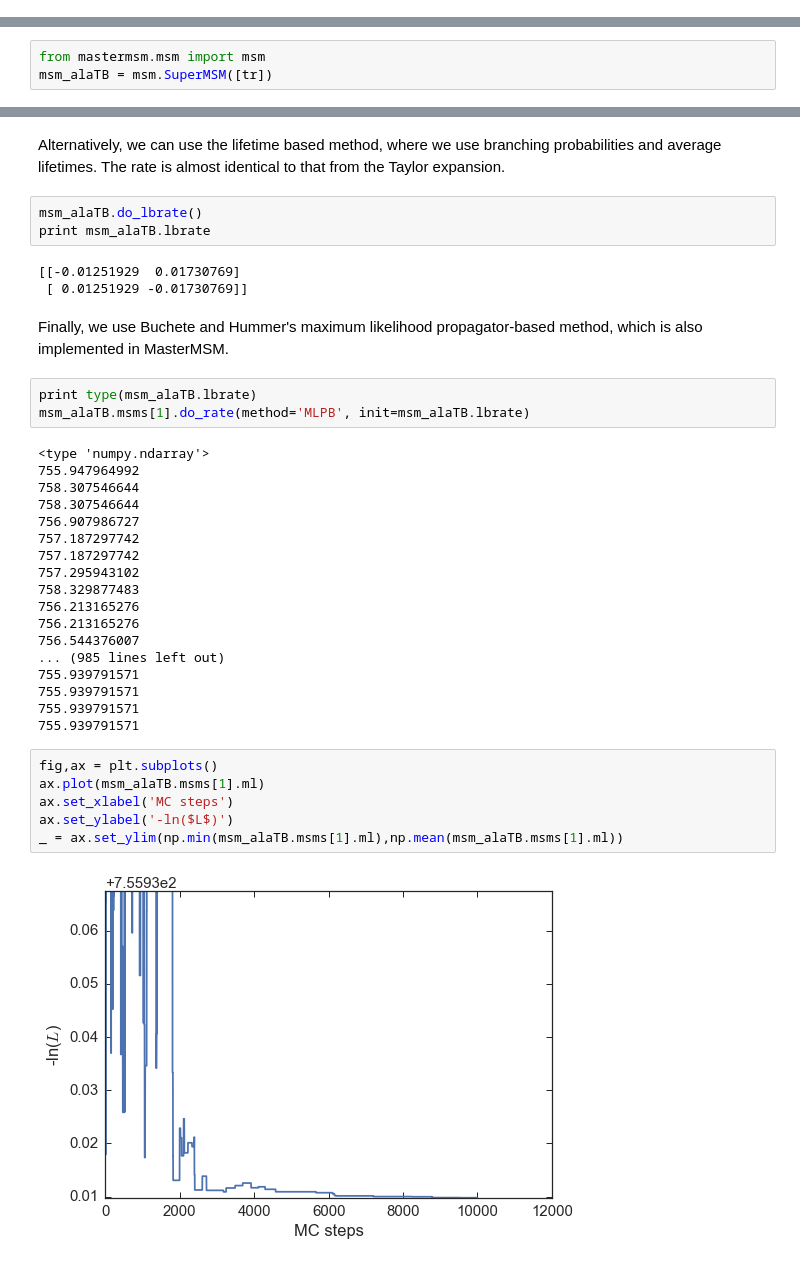
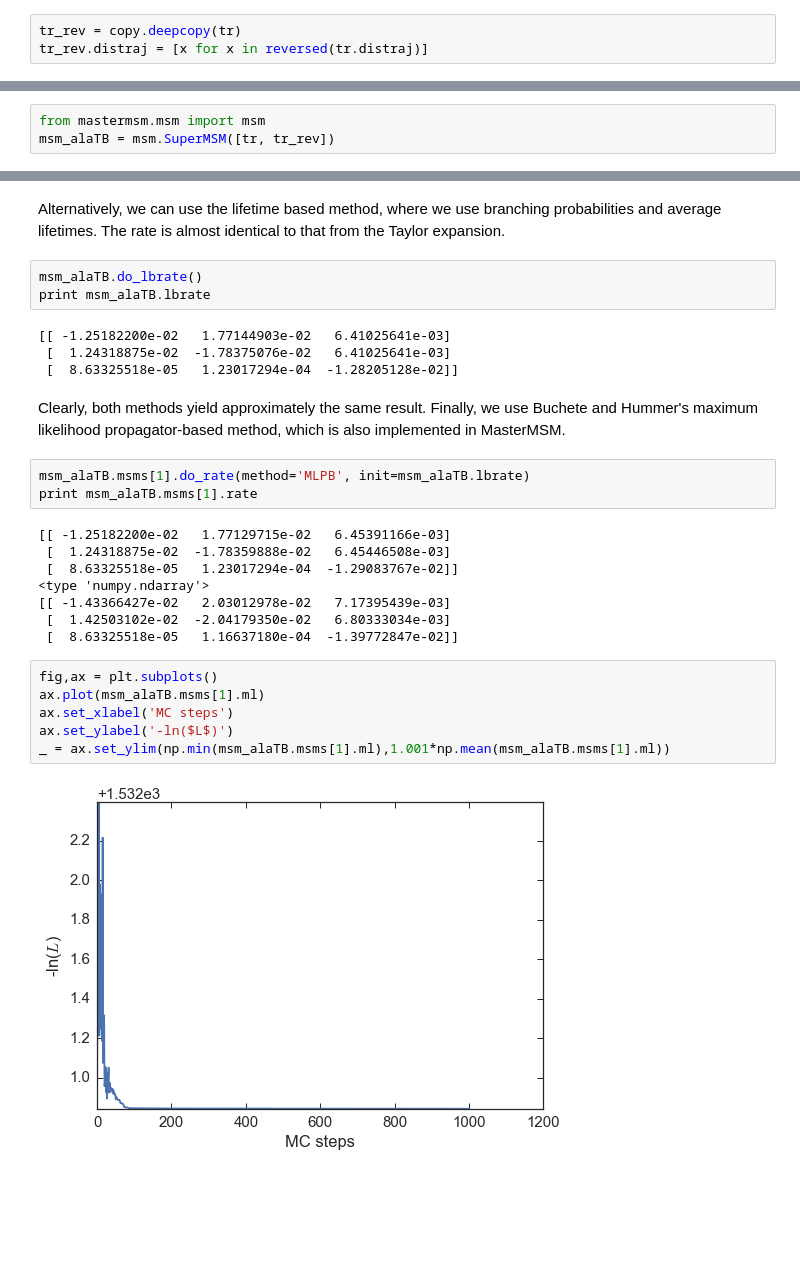
Before and after one commit to BioKT/MasterMSM, a Jupyter notebook: examples/alanine_dipeptide/ala_dipeptide_maxlike.ipynb, the cells around one changed output, grey strips where cells are left out. Saved outputs shown, nothing was run; the diff lists cells and outputs as text; blank space fills up the shorter version.

Commit message:
msm : changes in LB method

```diff
--- a/examples/alanine_dipeptide/ala_dipeptide_maxlike.ipynb
+++ b/examples/alanine_dipeptide/ala_dipeptide_maxlike.ipynb
@@ -31,7 +34,10 @@ tr.find_keys()
+# %%
+tr_rev = copy.deepcopy(tr)
+tr_rev.distraj = [x for x in reversed(tr.distraj)]
 # %% [markdown]
 Using the discretized data we build the MSM invoking the `SuperMSM` class.
 # %%
 from mastermsm.msm import msm
-msm_alaTB = msm.SuperMSM([tr])
+msm_alaTB = msm.SuperMSM([tr, tr_rev])
 # %% [output]
  Building MSM from
@@ -58,36 +69,27 @@ Alternatively, we can use the lifetime based method, where we use branching prob
 msm_alaTB.do_lbrate()
 print msm_alaTB.lbrate
 # %% [output]
-[[-0.01251929  0.01730769]
- [ 0.01251929 -0.01730769]]
+[[ -1.25182200e-02   1.77144903e-02   6.41025641e-03]
+ [  1.24318875e-02  -1.78375076e-02   6.41025641e-03]
+ [  8.63325518e-05   1.23017294e-04  -1.28205128e-02]]
 # %% [markdown]
-Finally, we use Buchete and Hummer's maximum likelihood propagator-based method, which is also implemented in MasterMSM.
+Clearly, both methods yield approximately the same result. Finally, we use Buchete and Hummer's maximum likelihood propagator-based method, which is also implemented in MasterMSM.
 # %%
-print type(msm_alaTB.lbrate)
 msm_alaTB.msms[1].do_rate(method='MLPB', init=msm_alaTB.lbrate)
+print msm_alaTB.msms[1].rate
 # %% [output]
+[[ -1.25182200e-02   1.77129715e-02   6.45391166e-03]
+ [  1.24318875e-02  -1.78359888e-02   6.45446508e-03]
+ [  8.63325518e-05   1.23017294e-04  -1.29083767e-02]]
 <type 'numpy.ndarray'>
-755.947964992
-758.307546644
-758.307546644
-756.907986727
-757.187297742
-757.187297742
-757.295943102
-758.329877483
-756.213165276
-756.213165276
-756.544376007
-... (985 lines left out)
-755.939791571
-755.939791571
-755.939791571
-755.939791571
+[[ -1.43366427e-02   2.03012978e-02   7.17395439e-03]
+ [  1.42503102e-02  -2.04179350e-02   6.80333034e-03]
+ [  8.63325518e-05   1.16637180e-04  -1.39772847e-02]]
 # %%
 fig,ax = plt.subplots()
 ax.plot(msm_alaTB.msms[1].ml)
 ax.set_xlabel('MC steps')
 ax.set_ylabel('-ln($L$)')
-_ = ax.set_ylim(np.min(msm_alaTB.msms[1].ml),np.mean(msm_alaTB.msms[1].ml))
+_ = ax.set_ylim(np.min(msm_alaTB.msms[1].ml),1.001*np.mean(msm_alaTB.msms[1].ml))
 # %% [output]
-[figure, old version]
+[figure, new version]
```
Also changed, not shown: parts of 13 cells of this notebook, 2 other files.
